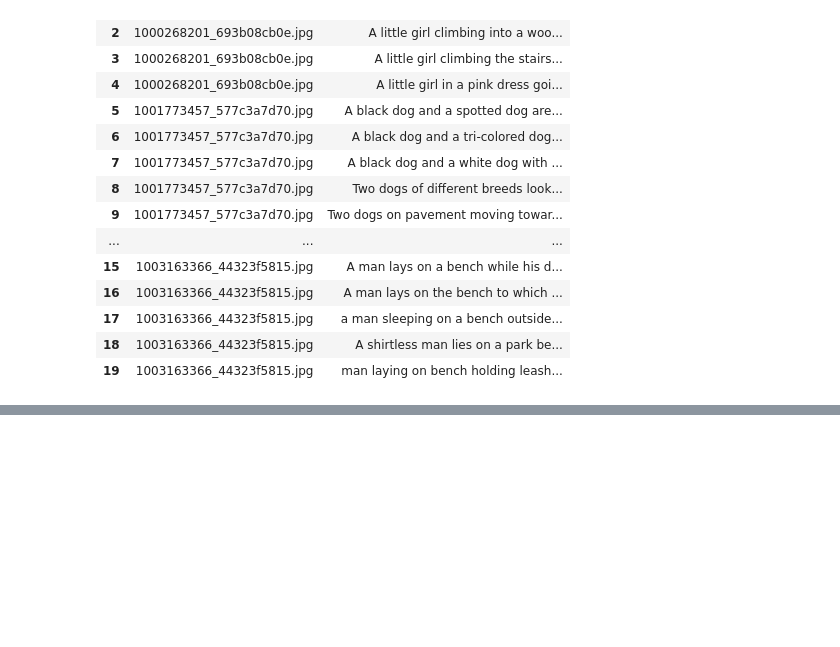
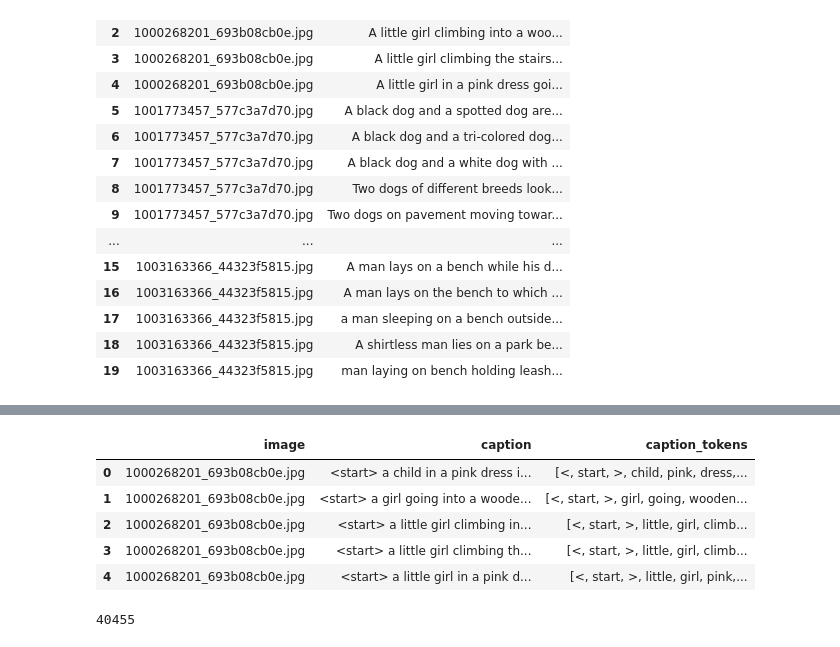
Before and after one commit to vaibhav0012/Image-Caption-Generator, a Jupyter notebook: Caption_Generator.ipynb, the cells around one changed output, grey strips where cells are left out. Saved outputs shown, nothing was run; the diff lists cells and outputs as text; code cells hidden in the pictures; blank space fills up the shorter version.

Commit message:
Added captions preprocessing

```diff
--- a/Caption_Generator.ipynb
+++ b/Caption_Generator.ipynb
@@ -285,3 +285,41 @@ data.head(20)
 | 17 | 1003163366_44323f5815.jpg | a man sleeping on a bench outside... |
 | 18 | 1003163366_44323f5815.jpg | A shirtless man lies on a park be... |
 | 19 | 1003163366_44323f5815.jpg | man laying on bench holding leash... |
+# %%
+import string
+import re
+from nltk.tokenize import word_tokenize
+from nltk.corpus import stopwords
+import pandas as pd
+
+# Ensure nltk resources are available
+import nltk
+nltk.download('punkt')
+nltk.download('stopwords')
+
+def preprocess_captions(df: pd.DataFrame) -> pd.DataFrame:
+    # Define a single function to handle all string preprocessing
+    def clean_caption(caption):
+        # Lowercase the caption
+        caption = caption.lower()
+        # Remove punctuation
+        caption = caption.translate(str.maketrans('', '', string.punctuation))
+        # Remove non-letter characters and extra spaces
+        caption = re.sub(r'[^a-z\s]', '', caption)
+        caption = re.sub(r'\s+', ' ', caption).strip()
+        # Add start and end tokens
+        return '<start> ' + caption + ' <end>'
+
+    # Apply the cleaning function to each caption
+    df['caption'] = df['caption'].apply(lambda x: clean_caption(x))
+
+    # Tokenization and optional stop words removal
+    stop_words = set(stopwords.words('english'))
+    df['caption_tokens'] = df['caption'].apply(lambda x: [word for word in word_tokenize(x) if word not in stop_words])
+
+    return df
+
+# Example usage
+preprocessed_df = preprocess_captions(data)
+preprocessed_df.head()
+# %% [output]
@@ -287,0 +330,6 @@ data.head(20)
+|  | image | caption | caption_tokens |
+| 0 | 1000268201_693b08cb0e.jpg | <start> a child in a pink dress i... | [<, start, >, child, pink, dress,... |
+| 1 | 1000268201_693b08cb0e.jpg | <start> a girl going into a woode... | [<, start, >, girl, going, wooden... |
+| 2 | 1000268201_693b08cb0e.jpg | <start> a little girl climbing in... | [<, start, >, little, girl, climb... |
+| 3 | 1000268201_693b08cb0e.jpg | <start> a little girl climbing th... | [<, start, >, little, girl, climb... |
+| 4 | 1000268201_693b08cb0e.jpg | <start> a little girl in a pink d... | [<, start, >, little, girl, pink,... |
@@ -287,0 +338,4 @@ data.head(20)
+# %%
+len(preprocessed_df)
+# %% [output]
+40455
```
Also changed, not shown: parts of 4 cells of this notebook.
